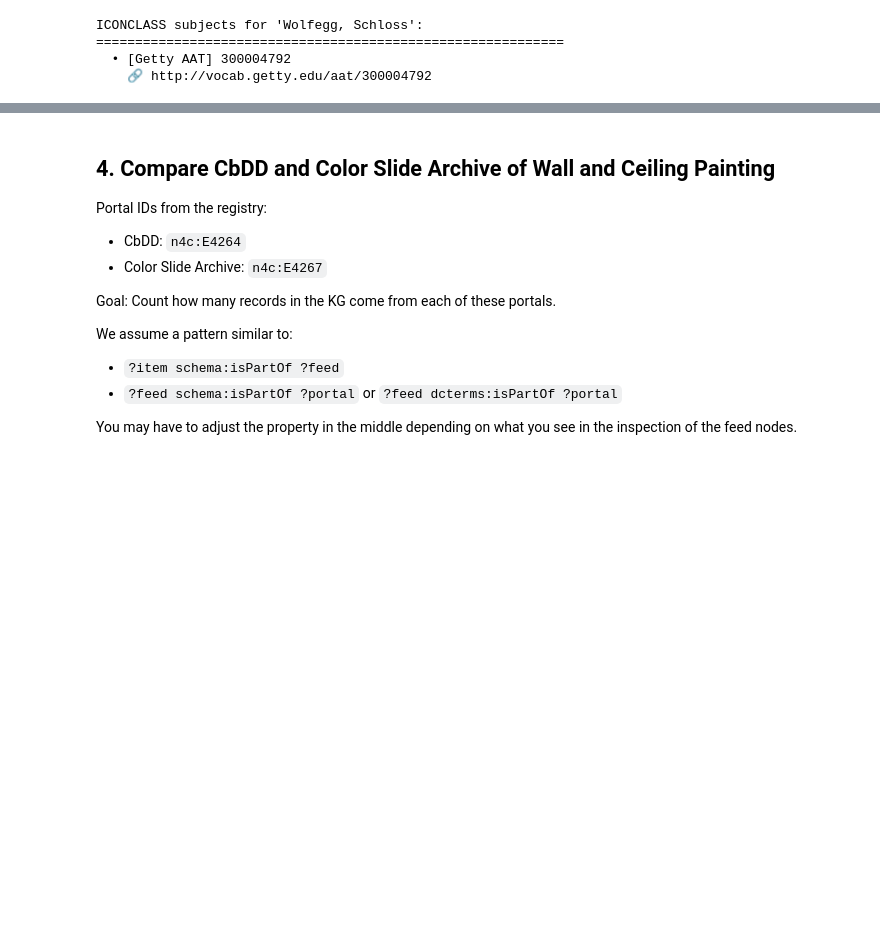
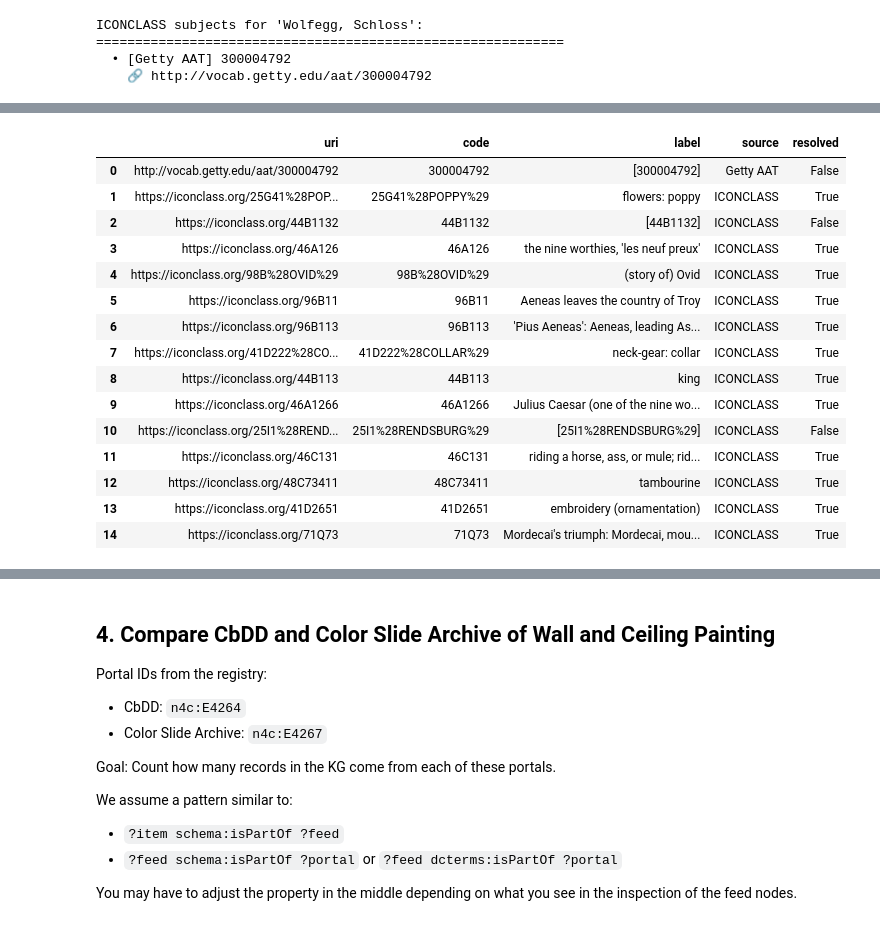
Before and after one commit to ThanosDrossos/DataStories, a Jupyter notebook: DataStory_Baroque.ipynb, the cells around one changed output, grey strips where cells are left out. Drawn from its saved outputs; the diff is of its cells as text; code cells hidden in the pictures; blank space fills up the shorter version.

```diff
--- a/DataStory_Baroque.ipynb
+++ b/DataStory_Baroque.ipynb
@@ -884,0 +913,17 @@ ICONCLASS subjects for 'Wolfegg, Schloss':
+# %%
+# The subject URIs don't have labels in the KG.
+# Let's check sample subject URIs to understand their structure
+query_sample_subjects = f"""
+SELECT DISTINCT ?subject
+WHERE {{
+  {CBDD_FEED_URI} schema:dataFeedElement ?feedItem .
+  ?feedItem schema:item ?painting .
+  ?painting <https://nfdi4culture.de/ontology/CTO_0001026> ?subject .
+}}
+LIMIT 20
+"""
+
+df_sample_subjects = run_sparql(query_sample_subjects)
+print("Sample subject URIs:")
+for uri in df_sample_subjects['subject']:
+    print(f"  {uri}")
@@ -884,0 +1075,33 @@ ICONCLASS subjects for 'Wolfegg, Schloss':
+# %%
+# Test the SPARQL-based label resolver on subjects from our sample paintings
+print("Resolving labels for subjects using external SPARQL endpoints...")
+print("="*70)
+
+# Collect unique subjects from df_detailed
+all_subjects = set()
+for subjects_str in df_detailed['subjects'].dropna():
+    for s in subjects_str.split(', '):
+        s = s.strip()
+        if s:
+            all_subjects.add(s)
+
+print(f"\nFound {len(all_subjects)} unique subject codes in sample paintings\n")
+
+# Resolve each subject (limit to first 15 to avoid too many API calls)
+resolved = []
+for uri in list(all_subjects)[:15]:
+    code = uri.split('/')[-1]
+    print(f"Resolving: {code[:30]}...", end=" ")
+    result = resolve_subject_from_sparql(uri)  # Use new SPARQL function
+    resolved.append(result)
+    status = "✓" if result['resolved'] else "✗"
+    label_display = result['label'][:50] + "..." if len(result['label']) > 50 else result['label']
+    print(f"{status} [{result['source']}] {label_display}")
+    time.sleep(0.2)  # Be nice to external endpoints
+
+# Create a dataframe of resolved subjects
+df_resolved = pd.DataFrame(resolved)
+print("\n" + "="*70)
+print(f"\nResolved {sum(df_resolved['resolved'])}/{len(df_resolved)} subjects successfully")
+df_resolved
+# %% [output]
@@ -884,0 +1125,16 @@ ICONCLASS subjects for 'Wolfegg, Schloss':
+|  | uri | code | label | source | resolved |
+| 0 | http://vocab.getty.edu/aat/300004792 | 300004792 | [300004792] | Getty AAT | False |
+| 1 | https://iconclass.org/25G41%28POP... | 25G41%28POPPY%29 | flowers: poppy | ICONCLASS | True |
+| 2 | https://iconclass.org/44B1132 | 44B1132 | [44B1132] | ICONCLASS | False |
+| 3 | https://iconclass.org/46A126 | 46A126 | the nine worthies, 'les neuf preux' | ICONCLASS | True |
+| 4 | https://iconclass.org/98B%28OVID%29 | 98B%28OVID%29 | (story of) Ovid | ICONCLASS | True |
+| 5 | https://iconclass.org/96B11 | 96B11 | Aeneas leaves the country of Troy | ICONCLASS | True |
+| 6 | https://iconclass.org/96B113 | 96B113 | 'Pius Aeneas': Aeneas, leading As... | ICONCLASS | True |
+| 7 | https://iconclass.org/41D222%28CO... | 41D222%28COLLAR%29 | neck-gear: collar | ICONCLASS | True |
+| 8 | https://iconclass.org/44B113 | 44B113 | king | ICONCLASS | True |
+| 9 | https://iconclass.org/46A1266 | 46A1266 | Julius Caesar (one of the nine wo... | ICONCLASS | True |
+| 10 | https://iconclass.org/25I1%28REND... | 25I1%28RENDSBURG%29 | [25I1%28RENDSBURG%29] | ICONCLASS | False |
+| 11 | https://iconclass.org/46C131 | 46C131 | riding a horse, ass, or mule; rid... | ICONCLASS | True |
+| 12 | https://iconclass.org/48C73411 | 48C73411 | tambourine | ICONCLASS | True |
+| 13 | https://iconclass.org/41D2651 | 41D2651 | embroidery (ornamentation) | ICONCLASS | True |
+| 14 | https://iconclass.org/71Q73 | 71Q73 | Mordecai's triumph: Mordecai, mou... | ICONCLASS | True |
```
Also changed, not shown: parts of 8 cells of this notebook.
